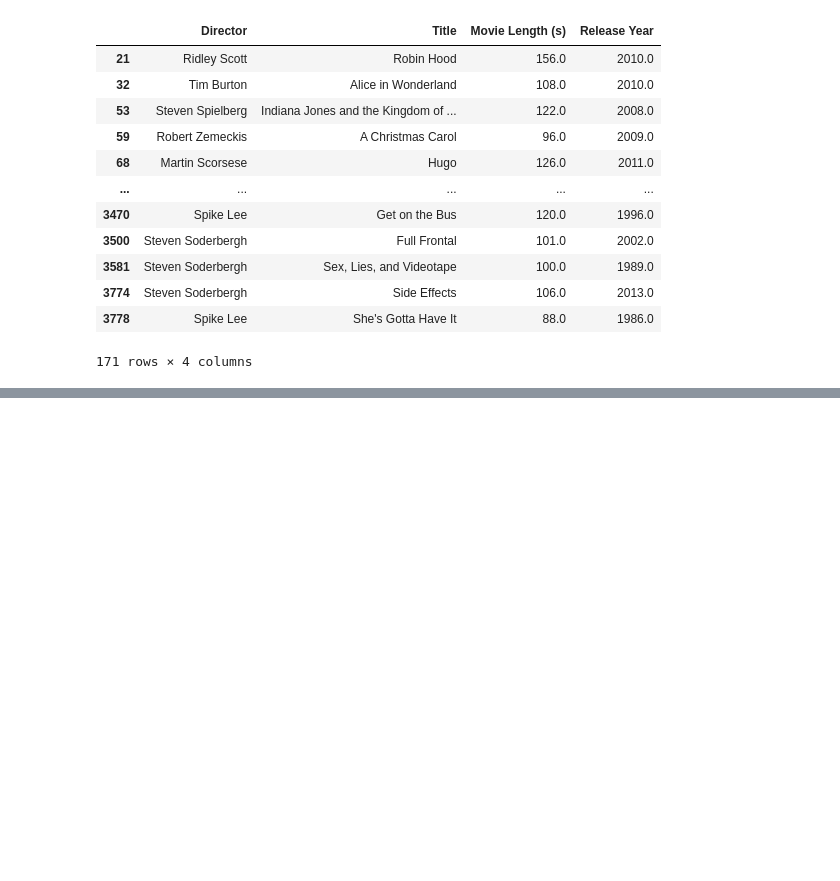
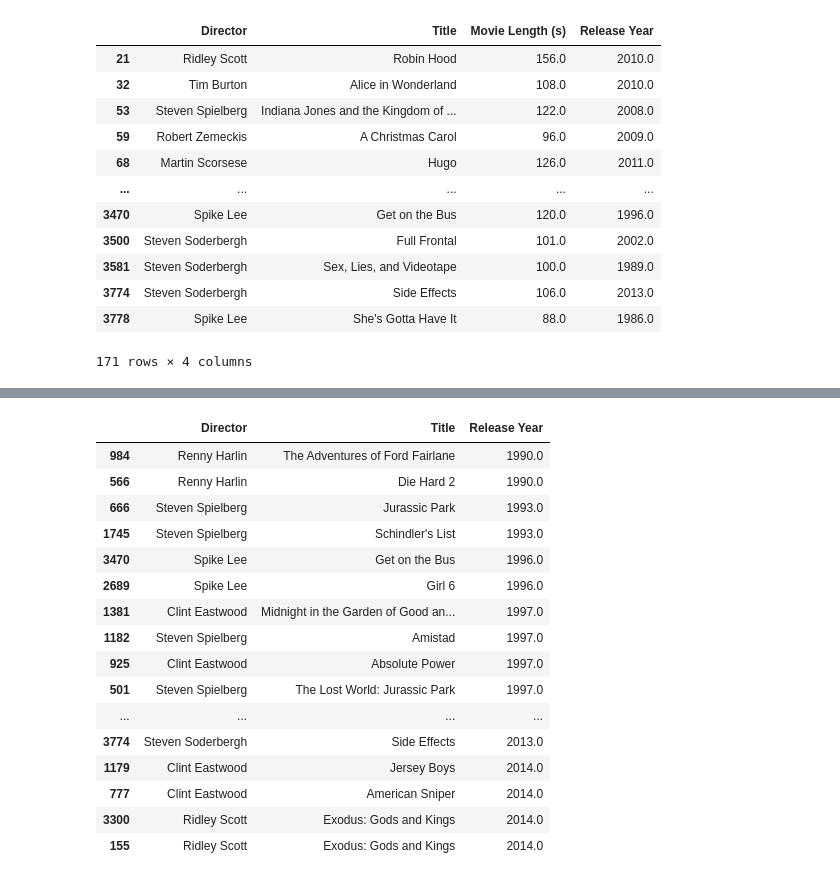
Before and after one commit to radowtay/Project-1, a Jupyter notebook: Busiest Directors Script.ipynb, the cells around one changed output, grey strips where cells are left out. Saved outputs shown, nothing was run; the diff lists cells and outputs as text; code cells hidden in the pictures; blank space fills up the shorter version.

Commit message:
busy director update

```diff
--- a/Busiest Directors Script.ipynb
+++ b/Busiest Directors Script.ipynb
@@ -136,0 +139,4 @@ tttttttttttttttttttttttttttttttttttttttttttttttttttttttttttttttttttttttttttttttt
+# %%
+top_10_df=top_10_df[["Director", "Title", "Release Year"]]
+# top_10_df.groupby("Director").count()
+top_10_df
@@ -136,0 +157,23 @@ tttttttttttttttttttttttttttttttttttttttttttttttttttttttttttttttttttttttttttttttt
+# %%
+#remove directors that do not have multiple releases in one year
+repeats_df=top_10_df[top_10_df.duplicated(subset=["Director", "Release Year"], keep=False)]
+repeats_df=repeats_df.sort_values(by="Release Year")
+repeats_df
+# %% [output]
+|  | Director | Title | Release Year |
+| 984 | Renny Harlin | The Adventures of Ford Fairlane | 1990.0 |
+| 566 | Renny Harlin | Die Hard 2 | 1990.0 |
+| 666 | Steven Spielberg | Jurassic Park | 1993.0 |
+| 1745 | Steven Spielberg | Schindler's List | 1993.0 |
+| 3470 | Spike Lee | Get on the Bus | 1996.0 |
+| 2689 | Spike Lee | Girl 6 | 1996.0 |
+| 1381 | Clint Eastwood | Midnight in the Garden of Good an... | 1997.0 |
+| 1182 | Steven Spielberg | Amistad | 1997.0 |
+| 925 | Clint Eastwood | Absolute Power | 1997.0 |
+| 501 | Steven Spielberg | The Lost World: Jurassic Park | 1997.0 |
+| ... | ... | ... | ... |
+| 3774 | Steven Soderbergh | Side Effects | 2013.0 |
+| 1179 | Clint Eastwood | Jersey Boys | 2014.0 |
+| 777 | Clint Eastwood | American Sniper | 2014.0 |
+| 3300 | Ridley Scott | Exodus: Gods and Kings | 2014.0 |
+| 155 | Ridley Scott | Exodus: Gods and Kings | 2014.0 |
```
Also changed, not shown: parts of 6 cells of this notebook.
